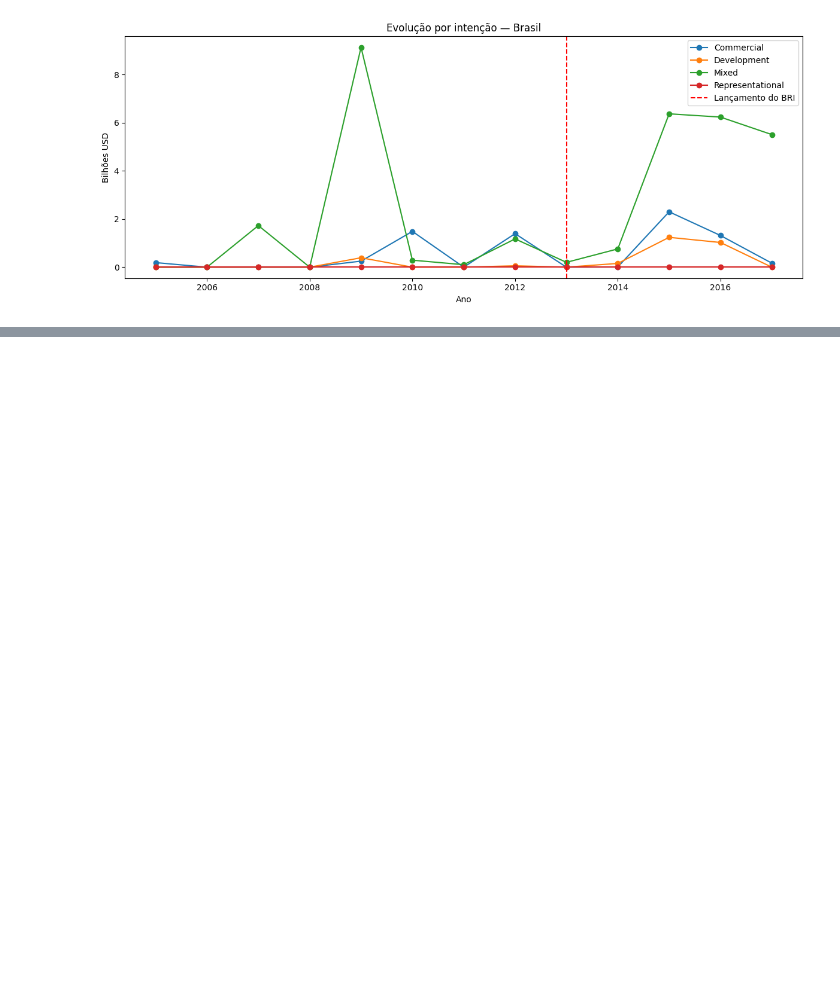
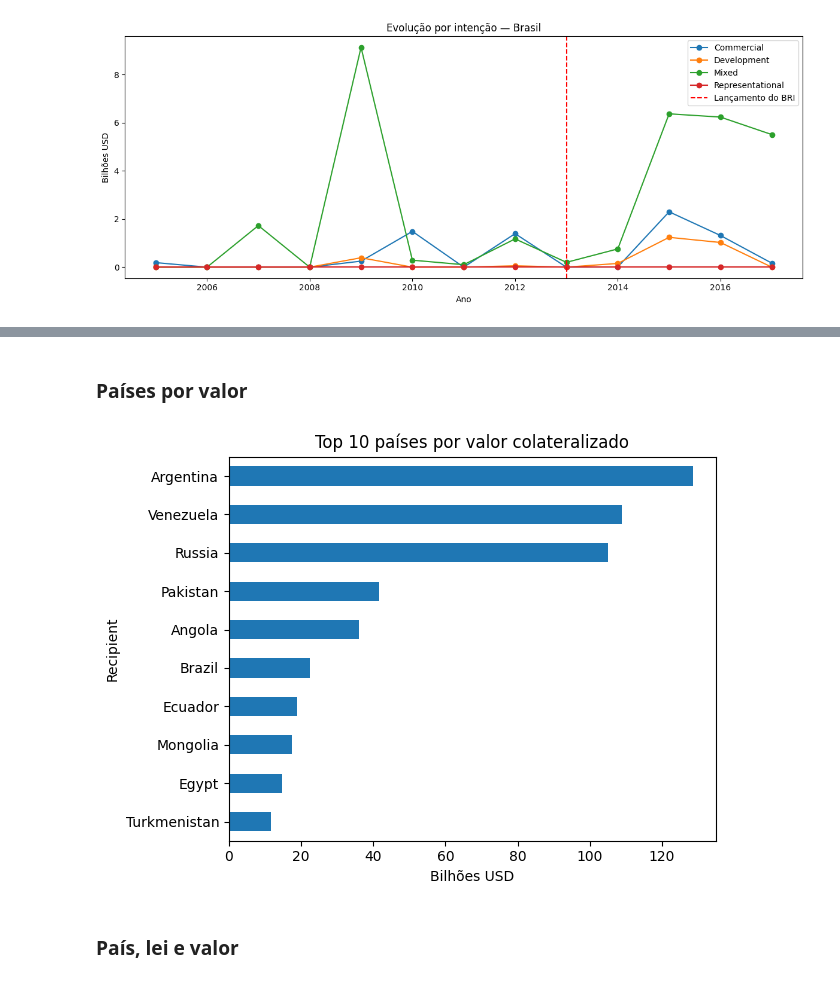
Before and after one commit to Nico-FCandido/Projeto_Analise_Dados_China, a Jupyter notebook: china_lends.ipynb, the cells around one changed output, grey strips where cells are left out. Saved outputs shown, nothing was run; the diff lists cells and outputs as text; code cells hidden in the pictures; blank space fills up the shorter version.

```diff
--- a/china_lends.ipynb
+++ b/china_lends.ipynb
@@ -1159,0 +1045,20 @@ plt.show()
+# %% [markdown]
+### Países por valor
+# %%
+valor_paises = (
+    hccdf[hccdf['Amount (Constant USD 2021)'] != '-']
+    .groupby('Recipient')['Amount (Constant USD 2021)']
+    .sum()
+    .sort_values(ascending=False)
+    .head(10) / 1e9
+)
+
+valor_paises.sort_values().plot(kind='barh')
+plt.title('Top 10 países por valor colateralizado')
+plt.xlabel('Bilhões USD')
+plt.tight_layout()
+plt.show()
+# %% [output]
+[figure, added]
+# %% [markdown]
+### País, lei e valor
```
Also changed, not shown: parts of 44 cells of this notebook, 2 other files.
